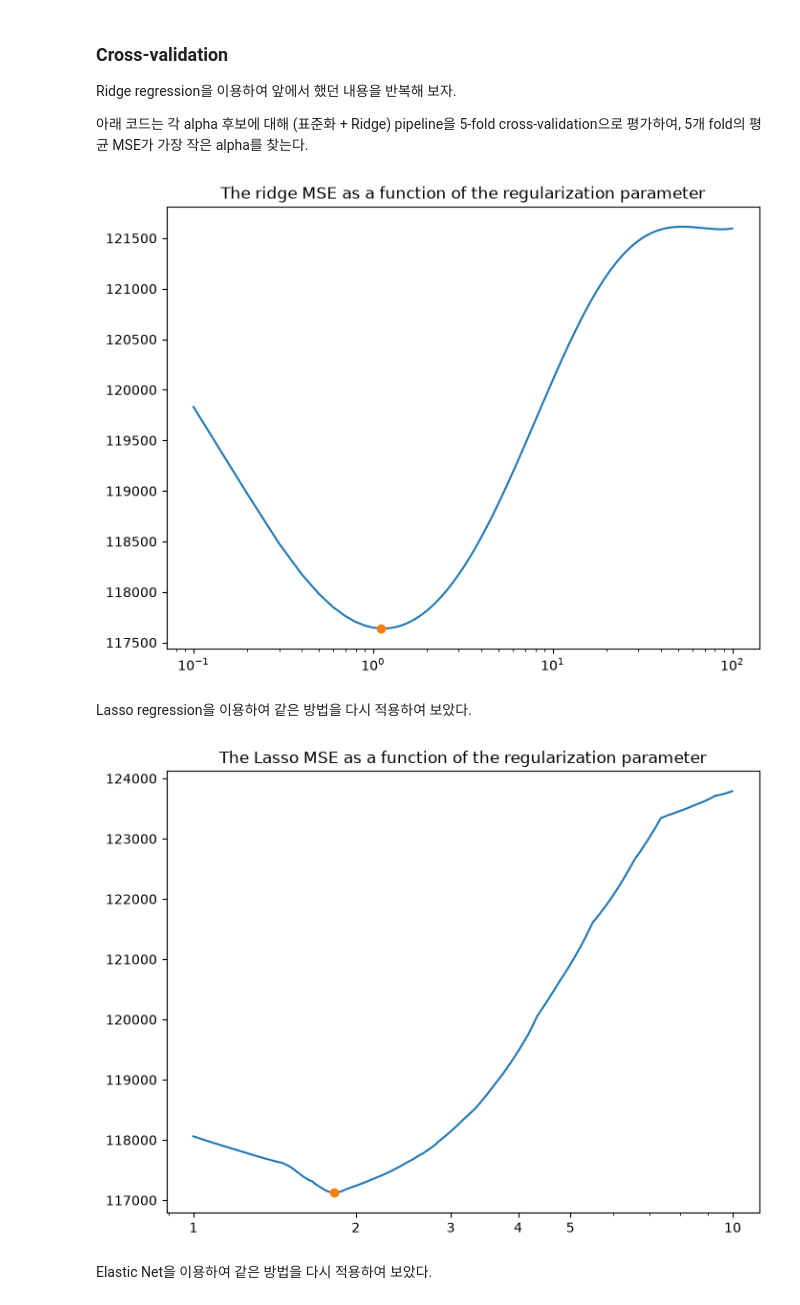
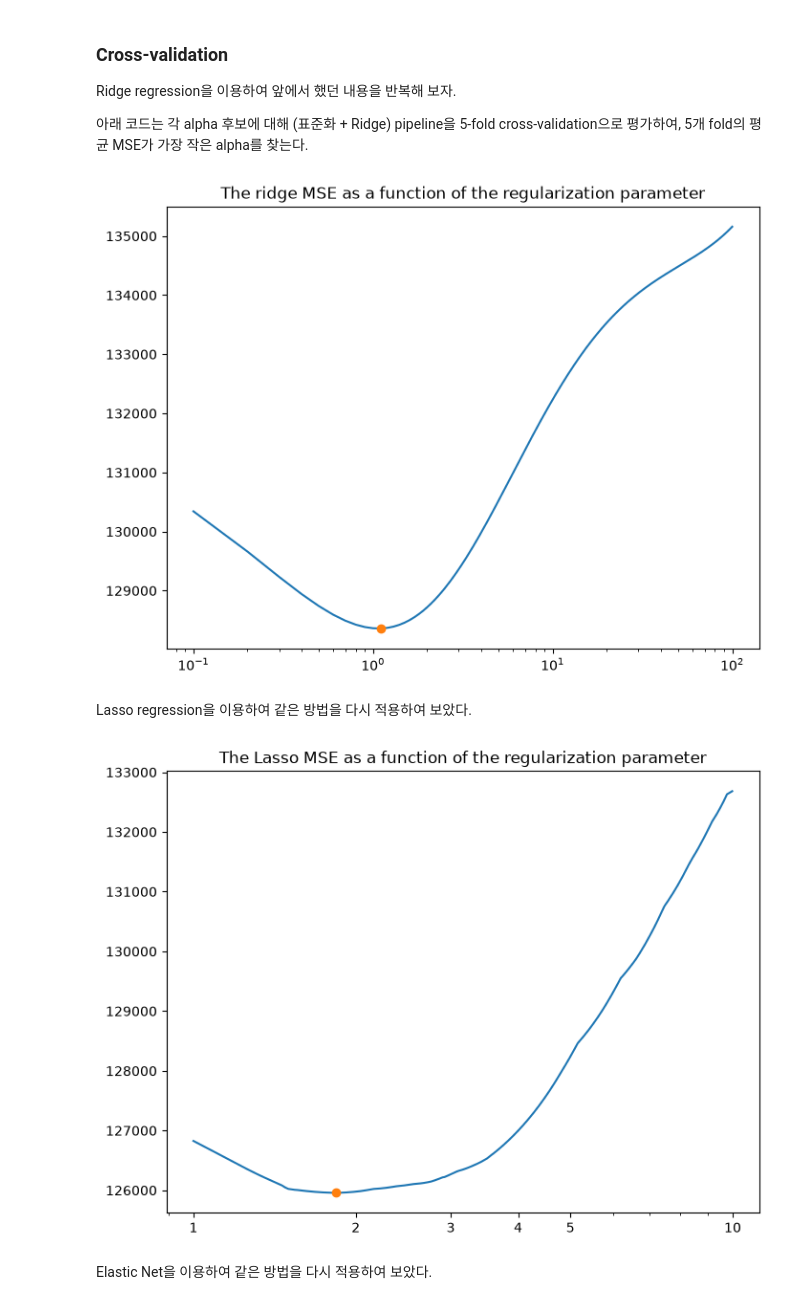
Before and after one commit to ksublee/MLA, a Jupyter notebook: 07. Regularization.ipynb, the cells around one changed output. Drawn from its saved outputs; the diff is of its cells as text; code cells hidden in the pictures.

```diff
--- a/07. Regularization.ipynb
+++ b/07. Regularization.ipynb
@@ -348,11 +348,12 @@ for a in alphas:
         ('ridge', Ridge(alpha=a))
     ])
 
-    neg_mse_scores = cross_val_score(pipeline, X, y, cv=cv, scoring='neg_mean_squared_error')
+    neg_mse_scores = cross_val_score(pipeline, X_train, y_train, cv=cv, scoring='neg_mean_squared_error')
 
     # 음수를 취하여 평균 MSE 저장
     errs_alpha.append(np.mean(-neg_mse_scores))
 
+ridge_best_alpha = alphas[np.argmin(errs_alpha)]
 
 plt.figure(figsize=(8, 6))
 
@@ -365,7 +366,7 @@ plt.title("The ridge MSE as a function of the regularization parameter")
 plt.axis("tight")
 plt.show()
 # %% [output]
-[figure, old version]
+[figure, new version]
 # %% [markdown]
 Lasso regression을 이용하여 같은 방법을 다시 적용하여 보았다.
 # %%
@@ -384,24 +385,27 @@ for a in alphas:
         ('lasso', Lasso(alpha=a, max_iter=2000))
     ])
 
-    neg_mse_scores = cross_val_score(pipeline, X, y, cv=cv, scoring='neg_mean_squared_error')
+    neg_mse_scores = cross_val_score(pipeline, X_train, y_train, cv=cv, scoring='neg_mean_squared_error')
 
     # 음수를 취하여 평균 MSE 저장
     errs_alpha.append(np.mean(-neg_mse_scores))
 # %%
 plt.figure(figsize=(8, 6))
 
 ax = plt.gca()
 ax.plot(alphas, errs_alpha)
 ax.set_xscale("log")
 ax.plot(alphas[np.argmin(errs_alpha)], np.min(errs_alpha), marker = 'o')
+
+lasso_best_alpha = alphas[np.argmin(errs_alpha)]
+
 plt.xticks([1, 2, 3, 4, 5, 10], ['1', '2', '3', '4', '5', '10'])
 
 plt.title("The Lasso MSE as a function of the regularization parameter")
 plt.axis("tight")
 plt.show()
 # %% [output]
-[figure, old version]
+[figure, new version]
 # %% [markdown]
 Elastic Net을 이용하여 같은 방법을 다시 적용하여 보았다.
 # %%
```
Also changed, not shown: parts of 12 cells of this notebook, 9 other files.
